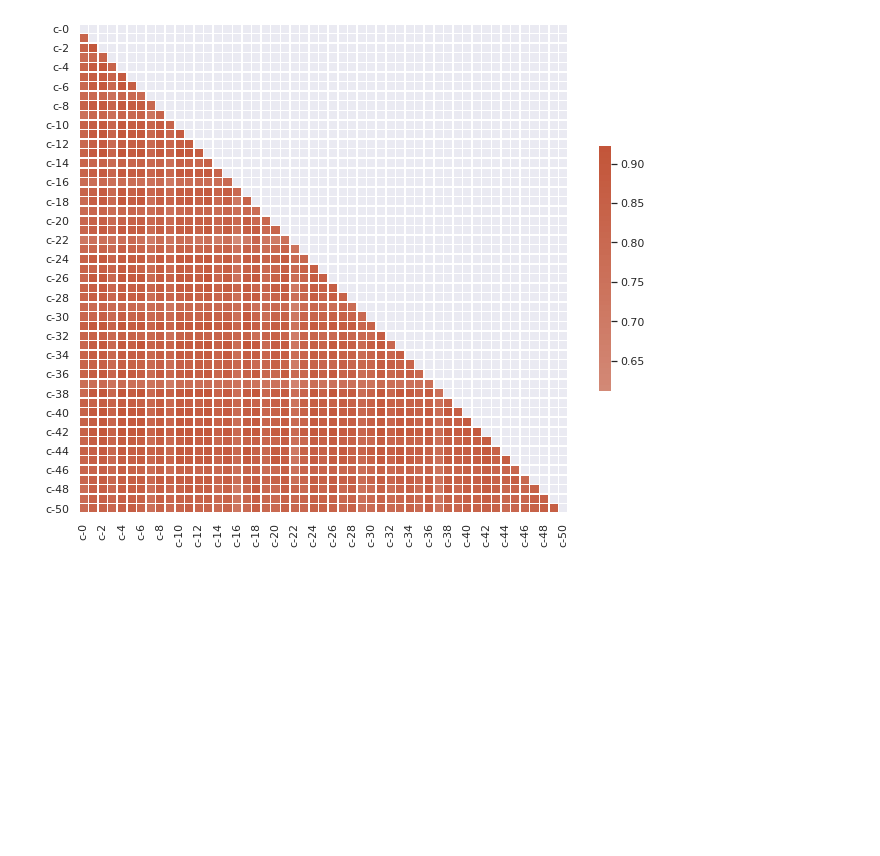
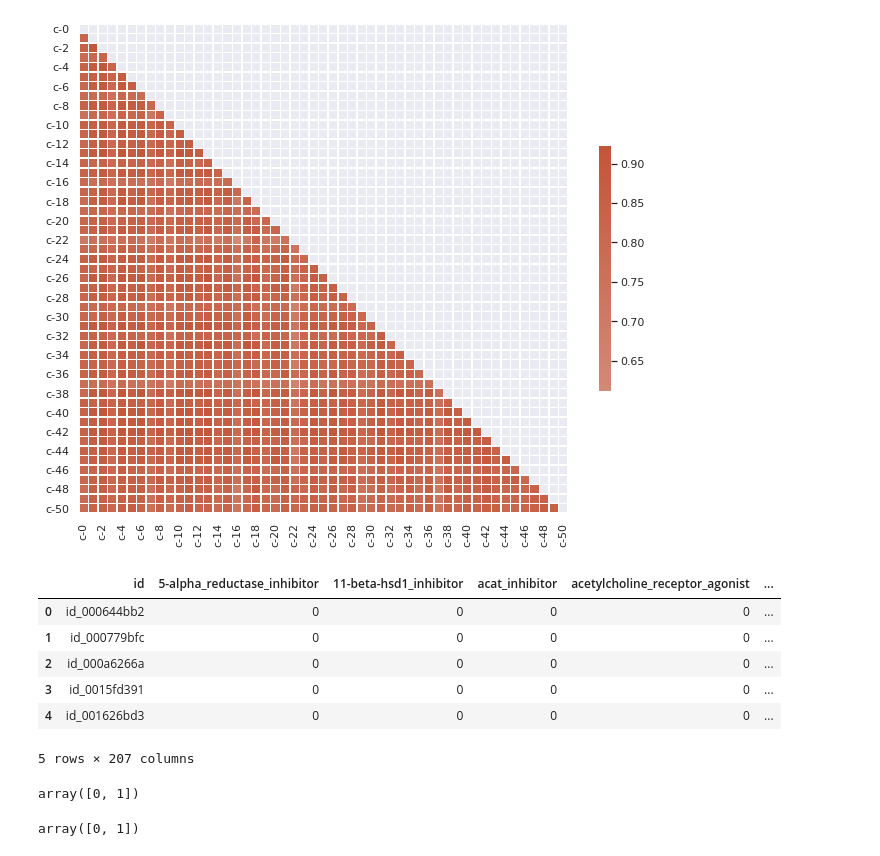
Before and after one commit to pralvesp/QuickBuy, a Jupyter notebook: Imersao_Dados.ipynb, the cells around one changed output. Drawn from its saved outputs; the diff is of its cells as text; code cells hidden in the pictures; blank space fills up the shorter version.

```diff
--- a/Imersao_Dados.ipynb
+++ b/Imersao_Dados.ipynb
@@ -211,3 +211,25 @@ sns.heatmap(corr_celular, mask=mask, cmap=cmap, center=0,
 # %% [output]
 <matplotlib.axes._subplots.AxesSubplot at 0x...>
 [figure]
+# %%
+###Aula 4
+import pandas as pd
+url_dados_resultados = 'https://github.com/alura-cursos/imersaodados3/blob/main/dados/dados_resultados.csv?raw=true'
+dados_resultados = pd.read_csv(url_dados_resultados)
+dados_resultados.head()
+# %% [output]
+|  | id | 5-alpha_reductase_inhibitor | 11-beta-hsd1_inhibitor | acat_inhibitor | acetylcholine_receptor_agonist | ... |
+| 0 | id_000644bb2 | 0 | 0 | 0 | 0 | ... |
+| 1 | id_000779bfc | 0 | 0 | 0 | 0 | ... |
+| 2 | id_000a6266a | 0 | 0 | 0 | 0 | ... |
+| 3 | id_0015fd391 | 0 | 0 | 0 | 0 | ... |
+| 4 | id_001626bd3 | 0 | 0 | 0 | 0 | ... |
+5 rows × 207 columns
+# %%
+dados_resultados['acat_inhibitor'].unique()
+# %% [output]
+array([0, 1])
+# %%
+dados_resultados['acetylcholine_receptor_agonist'].unique()
+# %% [output]
+array([0, 1])
```
Also changed, not shown: parts of 7 cells of this notebook.
